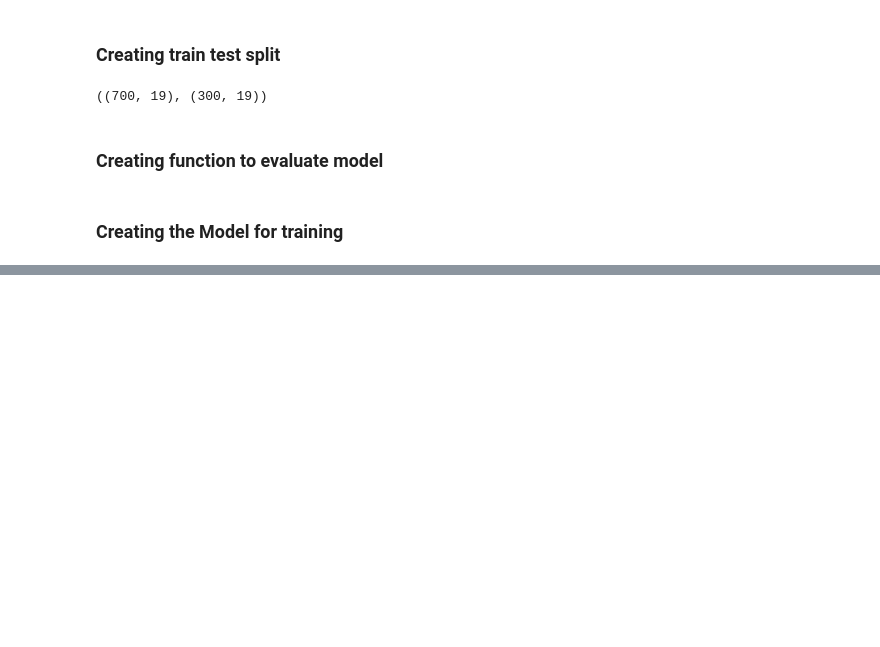
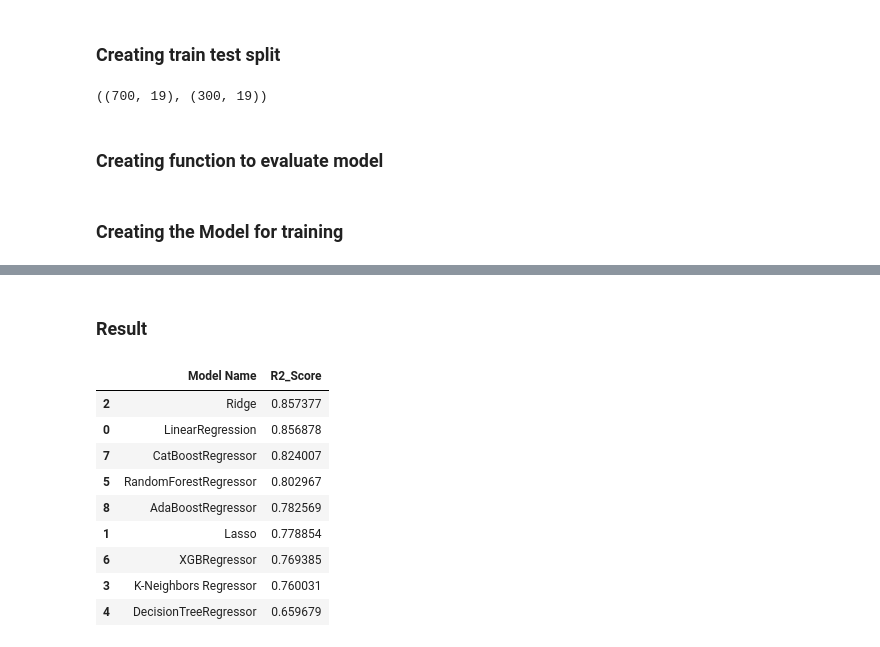
Before and after one commit to MichaelE11/mlproject, a Jupyter notebook: notebook/MODEL TRAINING.ipynb, the cells around one changed output, grey strips where cells are left out. Drawn from its saved outputs; the diff is of its cells as text; code cells hidden in the pictures; blank space fills up the shorter version.

```diff
--- a/notebook/MODEL TRAINING.ipynb
+++ b/notebook/MODEL TRAINING.ipynb
@@ -169,0 +186,15 @@ AttributeError: 'LinearRegression' object has no attribute 'keys'
+# %% [markdown]
+### Result
+# %%
+pd.DataFrame(list(zip(model_list, r2_list)), columns=['Model Name', 'R2_Score']).sort_values(by=["R2_Score"],ascending=False)
+# %% [output]
+|  | Model Name | R2_Score |
+| 2 | Ridge | 0.857377 |
+| 0 | LinearRegression | 0.856878 |
+| 7 | CatBoostRegressor | 0.824007 |
+| 5 | RandomForestRegressor | 0.802967 |
+| 8 | AdaBoostRegressor | 0.782569 |
+| 1 | Lasso | 0.778854 |
+| 6 | XGBRegressor | 0.769385 |
+| 3 | K-Neighbors Regressor | 0.760031 |
+| 4 | DecisionTreeRegressor | 0.659679 |
```
Also changed, not shown: parts of 6 cells of this notebook, 1 other file.
